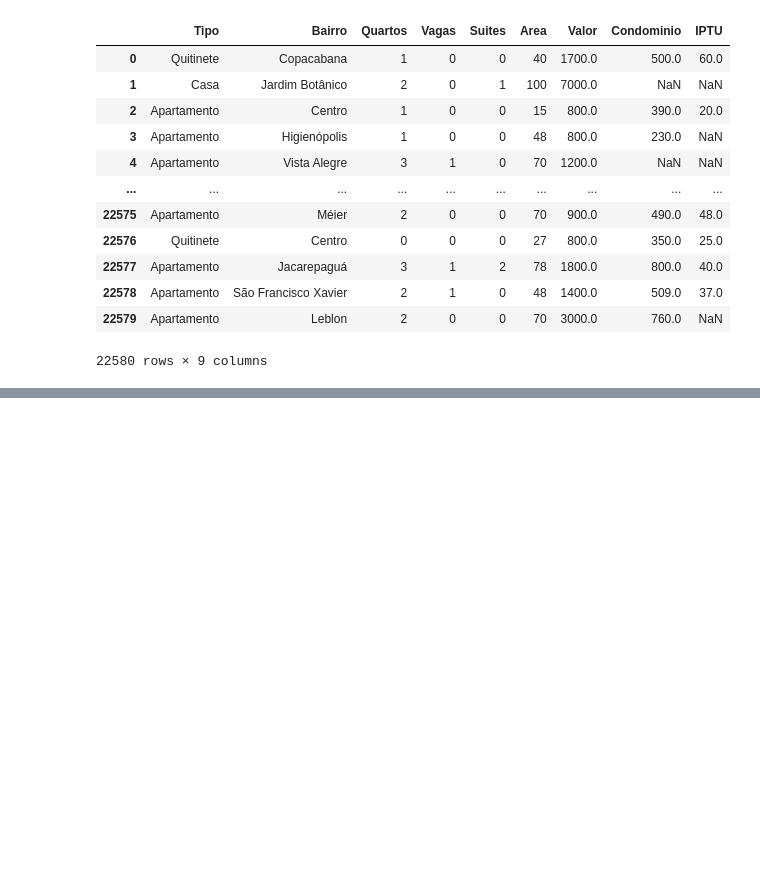
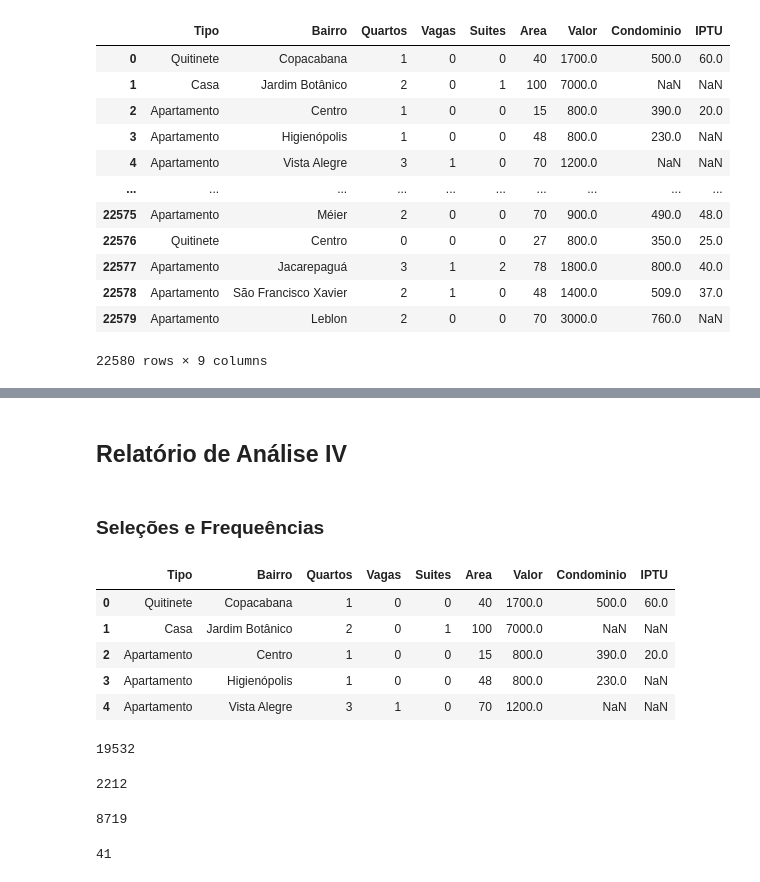
Before and after one commit to guilhermebap/Data-science-personal-study, a Jupyter notebook: Alura/cursos/Python Pandas - Tratando e analisando dados.ipynb, the cells around one changed output, grey strips where cells are left out. Drawn from its saved outputs; the diff is of its cells as text; code cells hidden in the pictures; blank space fills up the shorter version.

```diff
--- a/Alura/cursos/Python Pandas - Tratando e analisando dados.ipynb
+++ b/Alura/cursos/Python Pandas - Tratando e analisando dados.ipynb
@@ -516,0 +595,42 @@ dados_residencial
+# %% [markdown]
+## Relatório de Análise IV
+# %% [markdown]
+### Seleções e Frequeências
+# %%
+dados = pd.read_csv('output/data/aluguel_residencial.csv', sep=';')
+dados.head()
+# %% [output]
+|  | Tipo | Bairro | Quartos | Vagas | Suites | Area | Valor | Condominio | IPTU |
+| 0 | Quitinete | Copacabana | 1 | 0 | 0 | 40 | 1700.0 | 500.0 | 60.0 |
+| 1 | Casa | Jardim Botânico | 2 | 0 | 1 | 100 | 7000.0 | NaN | NaN |
+| 2 | Apartamento | Centro | 1 | 0 | 0 | 15 | 800.0 | 390.0 | 20.0 |
+| 3 | Apartamento | Higienópolis | 1 | 0 | 0 | 48 | 800.0 | 230.0 | NaN |
+| 4 | Apartamento | Vista Alegre | 3 | 1 | 0 | 70 | 1200.0 | NaN | NaN |
+# %%
+# Selecione somente os imóveis classificados com tipo 'Apartamento'.
+selecao = dados['Tipo'] == 'Apartamento'
+n1 = dados[selecao].shape[0]
+n1
+# %% [output]
+19532
+# %%
+# Selecione os imóveis classificados com tipos 'Casa', 'Casa de Condomínio' e 'Casa de Vila'.
+selecao = (dados['Tipo'] == 'Casa') | (dados['Tipo'] == 'Casa de Condomínio') | (dados['Tipo'] == 'Casa de Vila')
+n2 = dados[selecao].shape[0]
+n2
+# %% [output]
+2212
+# %%
+# Selecione os imóveis com área entre 60 e 100 metros quadrados, incluindo os limites.
+selecao = (dados['Area'] >= 60) & (dados['Area'] <= 100)
+n3 = dados[selecao].shape[0]
+n3
+# %% [output]
+8719
+# %%
+# Selecione os imóveis que tenham pelo menos 4 quartos e aluguel menor que R$ 2.000,00.
+selecao = (dados['Quartos'] >= 4) & (dados['Valor'] < 2000)
+n4 = dados[selecao].shape[0]
+n4
+# %% [output]
+41
```
Also changed, not shown: parts of 29 cells of this notebook, 2 other files.
